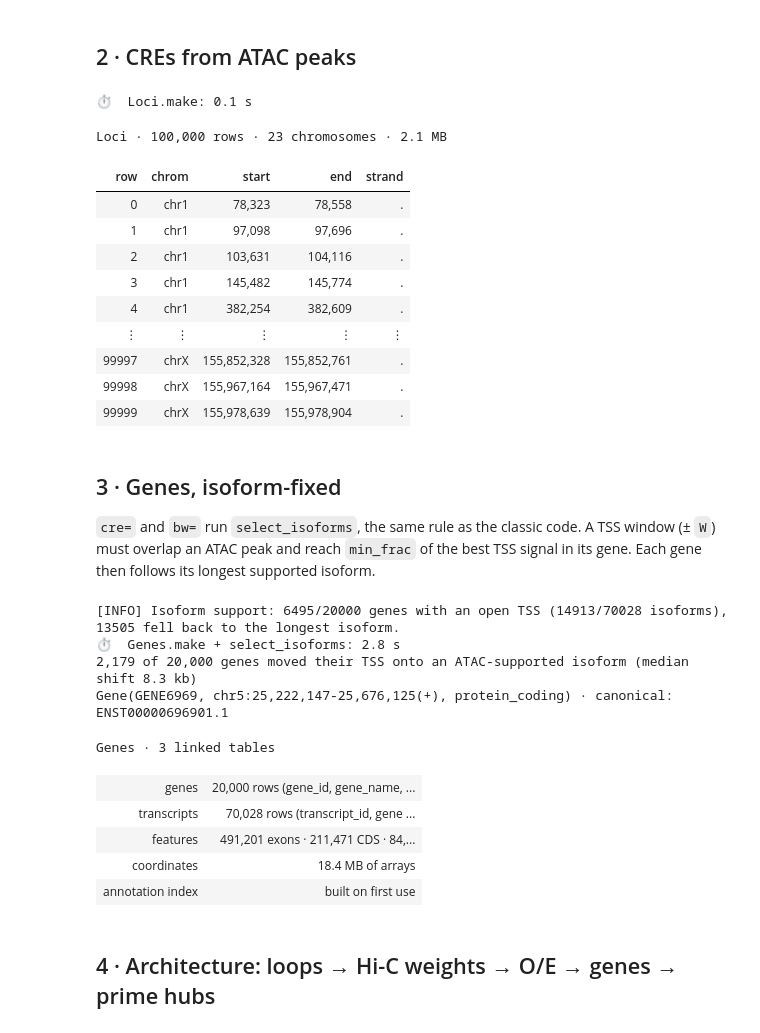
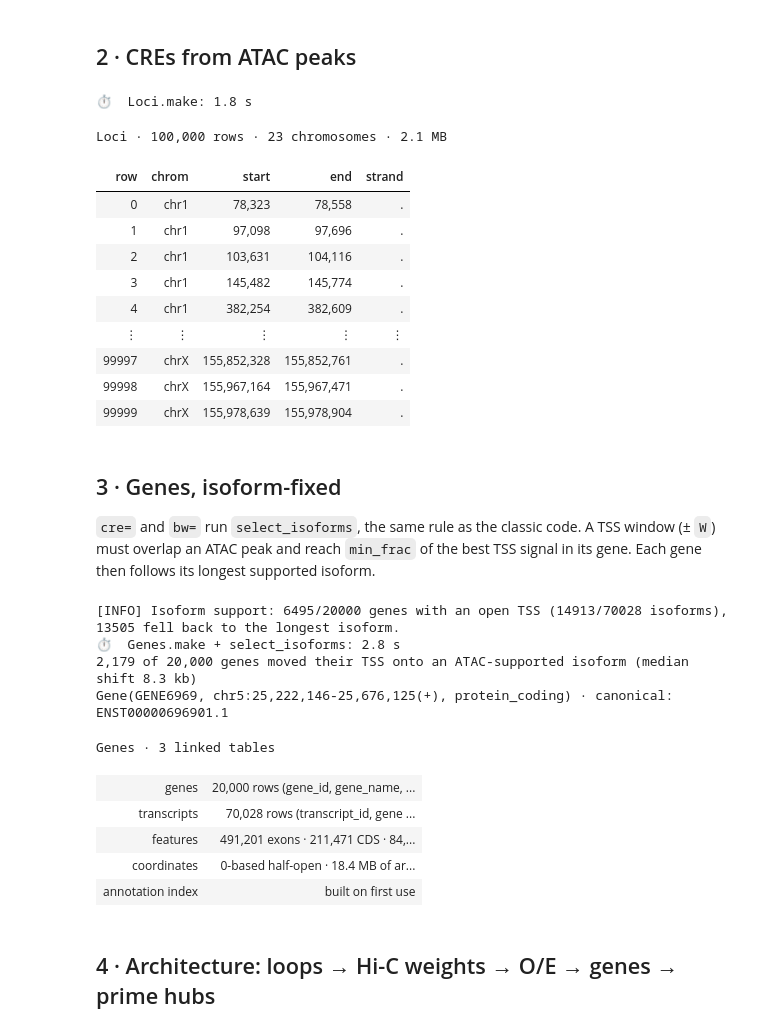
Before and after one commit to birkiy/genomeblocks, a Jupyter notebook: examples/case_study_se/case_study_se.ipynb, the cells around one changed output. Cells and saved outputs as stored; diff of their text form; code cells hidden in the pictures.

```diff
--- a/examples/case_study_se/case_study_se.ipynb
+++ b/examples/case_study_se/case_study_se.ipynb
@@ -53,5 +52,5 @@ One chromosome table that every other table shares, so codes match everywhere.
 # %%
-genome = gbc.set_default_genome(gbc.Genome.from_sizes(CS, name="mm10 (here: synthetic hg38)"))
+genome = gb.Genome.from_sizes(CS, name="mm10 (here: synthetic hg38)")
 sizes = {c: genome.size(c) for c in genome.names}
 genome
 # %% [output]
@@ -60,10 +59,10 @@ Genome(mm10 (here: synthetic hg38) · 23 chroms: chr1, chr2, chr3, chr4, chr5, .
 ## 2 · CREs from ATAC peaks
 # %%
 with timer("Loci.make"):
-    cre = gbc.Loci.make(ATAC_BED)
+    cre = gb.Loci.make(ATAC_BED, genome=genome)
 cre
 # %% [output]
-⏱  Loci.make: 0.1 s
+⏱  Loci.make: 1.8 s
 Loci · 100,000 rows · 23 chromosomes · 2.1 MB
 | row | chrom | start | end | strand |
 | 0 | chr1 | 78,323 | 78,558 | . |
@@ -81,26 +80,26 @@ Loci · 100,000 rows · 23 chromosomes · 2.1 MB
 `cre=` and `bw=` run `select_isoforms`, the same rule as the classic code. A TSS window (± `W`) must overlap an ATAC peak and reach `min_frac` of the best TSS signal in its gene. Each gene then follows its longest supported isoform.
 # %%
 with timer("Genes.make + select_isoforms"):
-    genes = gbc.Genes.make(GTF, promoter_r=2500, cre=cre, bw=[ATAC_BW], r=W,
-                           kw={"min_frac": 0.5, "rank": "longest", "verbose": True})
-plain = gbc.Genes.make(GTF)
-tss = lambda G: np.where(G.genes.strands == 2, G.genes.ends, G.genes.starts)
+    genes = gb.Genes.make(GTF, promoter_r=2500, genome=genome, cre=cre, bw=[ATAC_BW], r=W,
+                          kw={"min_frac": 0.5, "rank": "longest", "verbose": True})
+plain = gb.Genes.make(GTF, genome=genome)
+tss = lambda G: np.where(G.genes.strands == 2, G.genes.ends - 1, G.genes.starts)   # 0-based TSS base
 moved = np.abs(tss(genes) - tss(plain))
 print(f"{(moved > 0).sum():,} of {len(genes):,} genes moved their TSS onto an ATAC-supported isoform "
       f"(median shift {np.median(moved[moved > 0]) / 1e3:.1f} kb)")
 g = genes[int(np.argmax(moved))]
 print(g, "· canonical:", g.canonical)
 genes
 # %% [output]
 [INFO] Isoform support: 6495/20000 genes with an open TSS (14913/70028 isoforms), 13505 fell back to the longest isoform.
 ⏱  Genes.make + select_isoforms: 2.8 s
 2,179 of 20,000 genes moved their TSS onto an ATAC-supported isoform (median shift 8.3 kb)
-Gene(GENE6969, chr5:25,222,147-25,676,125(+), protein_coding) · canonical: ENST00000696901.1
+Gene(GENE6969, chr5:25,222,146-25,676,125(+), protein_coding) · canonical: ENST00000696901.1
 Genes · 3 linked tables
 | genes | 20,000 rows (gene_id, gene_name, ... |
 | transcripts | 70,028 rows (transcript_id, gene ... |
 | features | 491,201 exons · 211,471 CDS · 84,... |
-| coordinates | 18.4 MB of arrays |
+| coordinates | 0-based half-open · 18.4 MB of ar... |
 | annotation index | built on first use |
 # %% [markdown]
 ## 4 · Architecture: loops → Hi-C weights → O/E → genes → prime hubs
```
Also changed, not shown: parts of 9 cells of this notebook, 2 other files.
